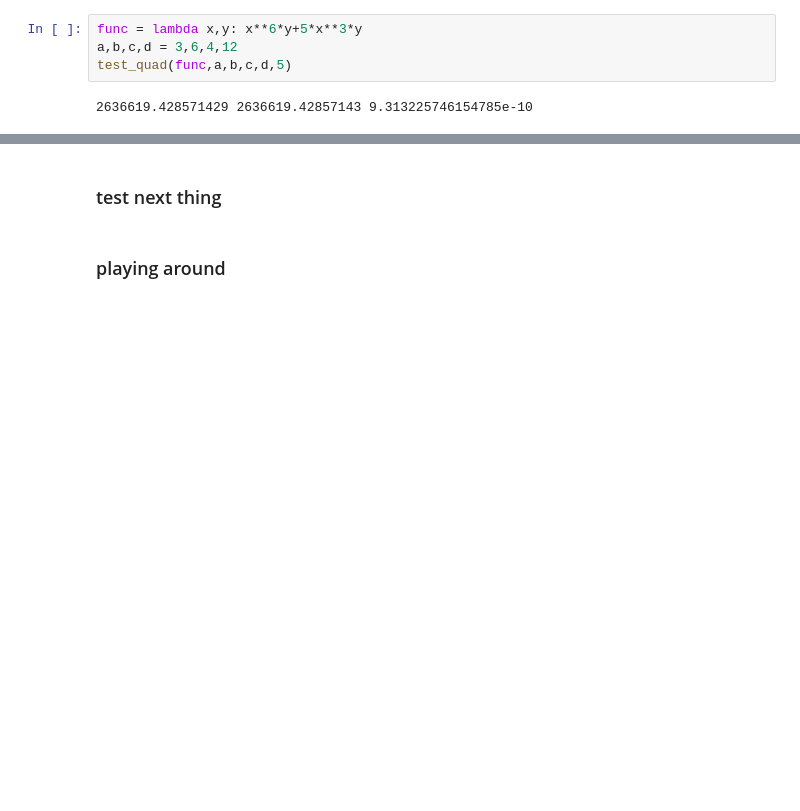
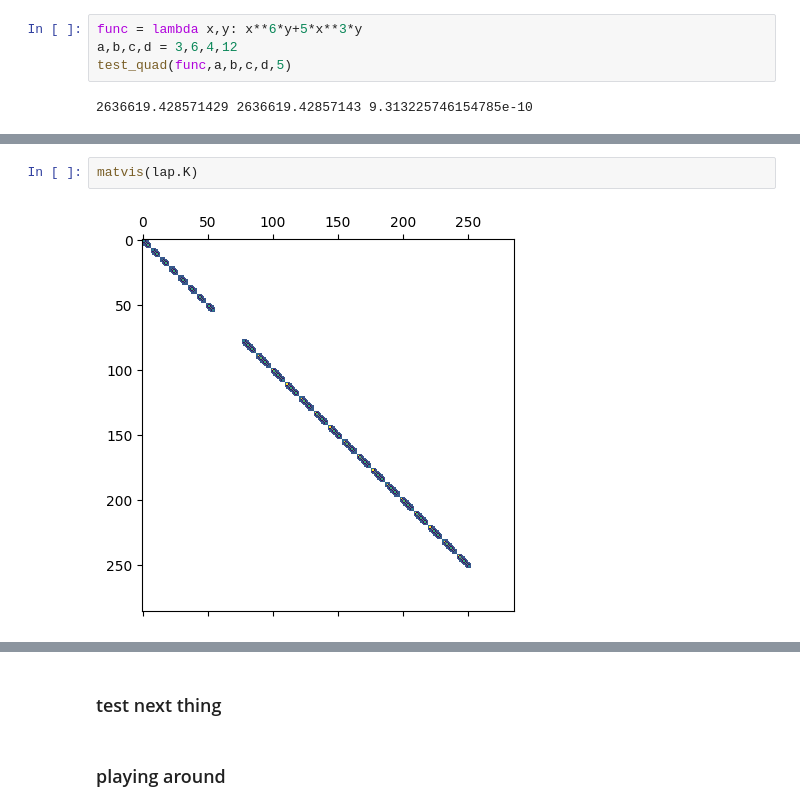
Before and after one commit to brynbarker/Galerkin-Differencing, a Jupyter notebook: 2d-AMR.ipynb, the cells around one changed output, grey strips where cells are left out. Saved outputs shown, nothing was run; the diff lists cells and outputs as text; blank space fills up the shorter version.

```diff
--- a/2d-AMR.ipynb
+++ b/2d-AMR.ipynb
@@ -274,0 +281,4 @@ test_quad(func,a,b,c,d,5)
+# %%
+matvis(lap.K)
+# %% [output]
+[figure, added]
```
Also changed, not shown: parts of 13 cells of this notebook, 2 other files.
